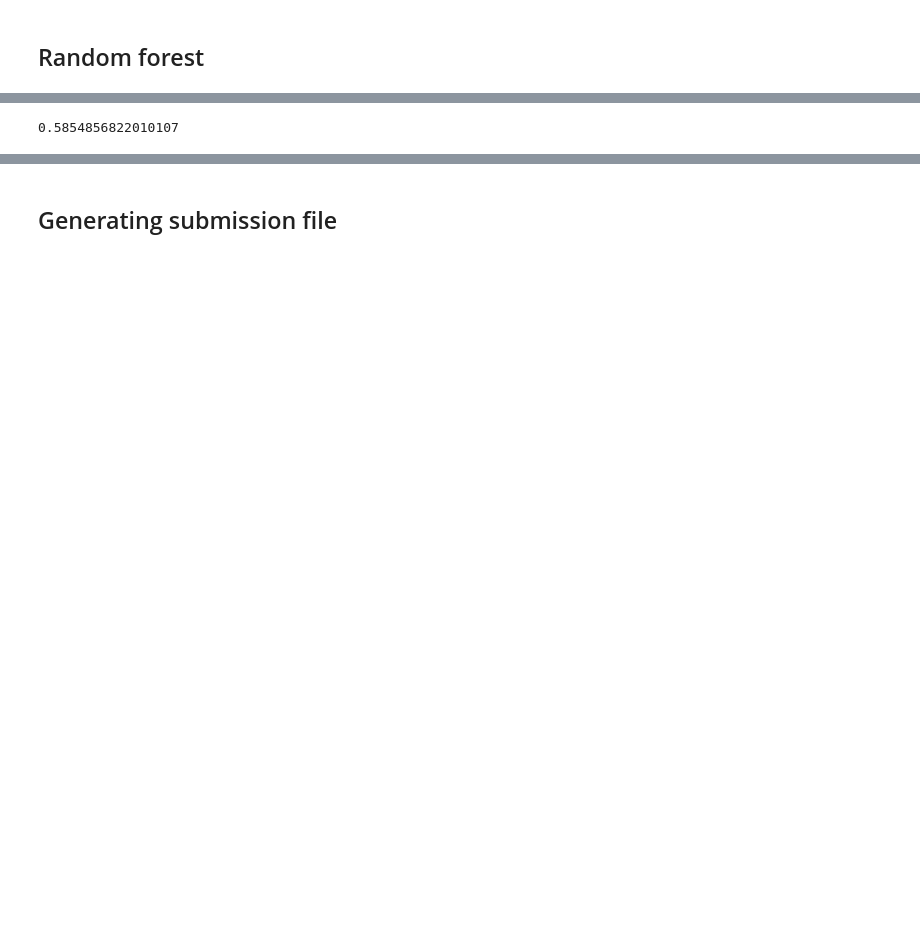
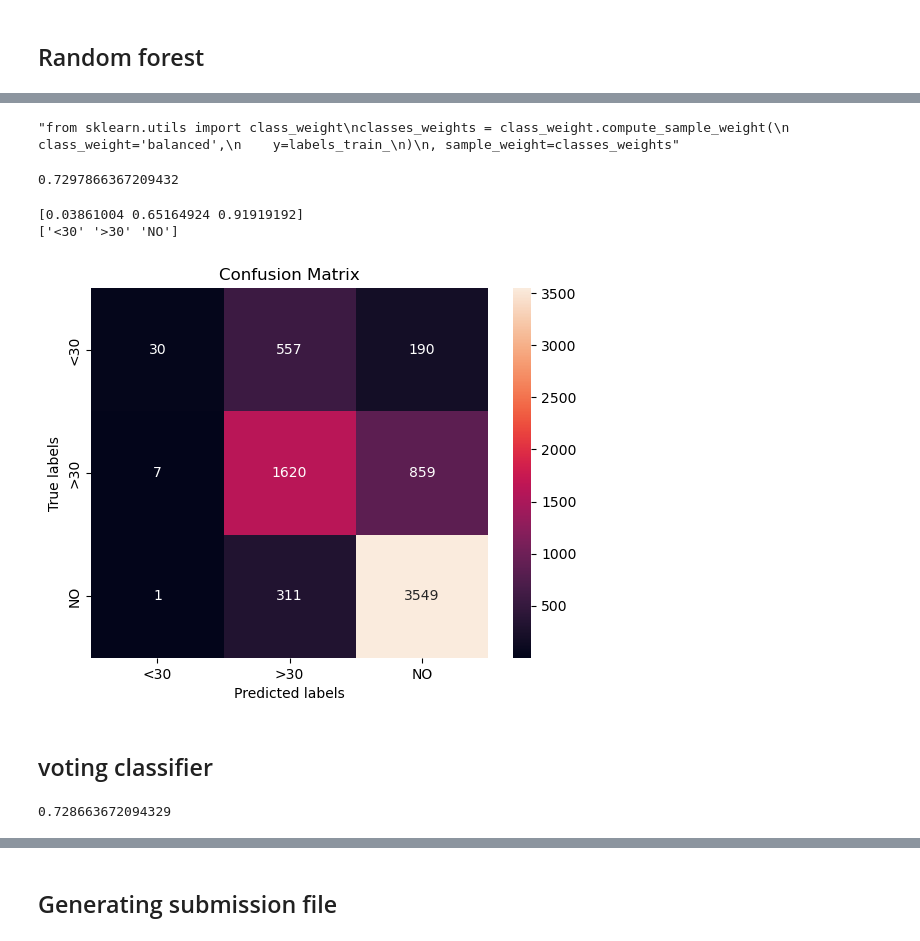
Before and after one commit to BasselAli1/Kaggle_Competition, a Jupyter notebook: Modeling.ipynb, the cells around one changed output, grey strips where cells are left out. Cells and saved outputs as stored; diff of their text form; code cells hidden in the pictures; blank space fills up the shorter version.

```diff
--- a/Modeling.ipynb
+++ b/Modeling.ipynb
@@ -40,0 +49,9 @@ all_columns_train.shape
+# %%
+all_columns_train['readmitted'] = output
+frames = [all_columns_train, all_columns_test]
+all_data = pd.concat(frames)
+all_data["number of visits"]=all_data.patient_nbr.map(all_data.patient_nbr.value_counts())
+
+all_columns_test = all_data[all_data['readmitted'].isna()]
+del all_columns_test['readmitted']
+all_columns_train = all_data[all_data['readmitted'].notna()]
@@ -41,7 +66,5 @@ all_columns_train.shape
 # %%
-features_train,features_valid,labels_train,labels_valid = train_test_split(all_columns_train,output,train_size=0.9,
-                                                                           stratify = output
-                                                                          )
+features_train,features_valid,labels_train,labels_valid = train_test_split(all_columns_train,output,train_size=0.9)
 # %%
 #features_train, labels_train = synthetic_minority_over_sampling(labels_train, features_train)
 # %%
@@ -77,4 +100,16 @@ def print_metrics_and_return_f1_score(model, features, labels):
     #y_predict = label_binarize(predictions, classes=np.unique(labels))
     #print("AUC is {0:.5f}".format(roc_auc_score(y_true, y_predict,average='micro')))
     return f1
+# %%
+def plot_confusion_matrix(model, encoder, c):
+    ax= plt.subplot()
+    sns.heatmap(c, annot=True, fmt='g', ax=ax);  #annot=True to annotate cells, ftm='g' to disable scientific notation
+
+    # labels, title and ticks
+    ax.set_xlabel('Predicted labels');ax.set_ylabel('True labels');
+    ax.set_title('Confusion Matrix');
+    ax.xaxis.set_ticklabels(['<30', '>30', 'NO']); ax.yaxis.set_ticklabels(['<30', '>30', 'NO']);
+
+    print(c.diagonal()/c.sum(axis=1))
+    print(encoder.inverse_transform(model.classes_))
 # %%
@@ -126,11 +156,44 @@ f1 is 0.57748
+# %%
+"""from sklearn.utils import class_weight
+classes_weights = class_weight.compute_sample_weight(
+    class_weight='balanced',
+    y=labels_train_
+)
+, sample_weight=classes_weights"""
+# %% [output]
+"from sklearn.utils import class_weight\nclasses_weights = class_weight.compute_sample_weight(\n    class_weight='balanced',\n    y=labels_train_\n)\n, sample_weight=classes_weights"
 # %%
-from xgboost import XGBClassifier
-from sklearn import preprocessing
 le = preprocessing.LabelEncoder()
-labels_train = le.fit_transform(labels_train)
-labels_valid = le.transform(labels_valid)
+labels_train_ = le.fit_transform(labels_train)
+labels_valid_ = le.transform(labels_valid)
 xgb_model = XGBClassifier(max_depth=4, random_state=0)
-xgb_model.fit(features_train,labels_train)
-xgb_model.score(features_valid,labels_valid)
+xgb_model.fit(features_train,labels_train_)
+xgb_model.score(features_valid,labels_valid_)
 # %% [output]
-0.5854856822010107
+0.7297866367209432
+# %%
+c = confusion_matrix(labels_valid_, xgb_model.predict(features_valid))
+plot_confusion_matrix(model = xgb_model, encoder = le, c=c)
+# %% [output]
+[0.03861004 0.65164924 0.91919192]
+['<30' '>30' 'NO']
+[figure, added]
+# %% [markdown]
+## voting classifier
+# %%
+from sklearn.ensemble import VotingClassifier
+#clf1 = SGDClassifier(random_state=0, alpha = .01, loss = 'log_loss', penalty='l2')
+clf2 = RandomForestClassifier(n_estimators=500, min_samples_split=40, random_state=0)
+clf3 = XGBClassifier(max_depth=4, random_state=0)
+clf4 = AdaBoostClassifier(random_state=0)
+
+le = preprocessing.LabelEncoder()
+labels_train_ = le.fit_transform(labels_train)
+labels_valid_ = le.transform(labels_valid)
+
+eclf1 = VotingClassifier(estimators=[
+        ('rf', clf2), ('xg', clf3), ('ada', clf4)], voting='soft')
+eclf1.fit(features_train,labels_train_)
+eclf1.score(features_valid,labels_valid_)
+# %% [output]
+0.728663672094329
```
Also changed, not shown: parts of 18 cells of this notebook, 1 other file.
